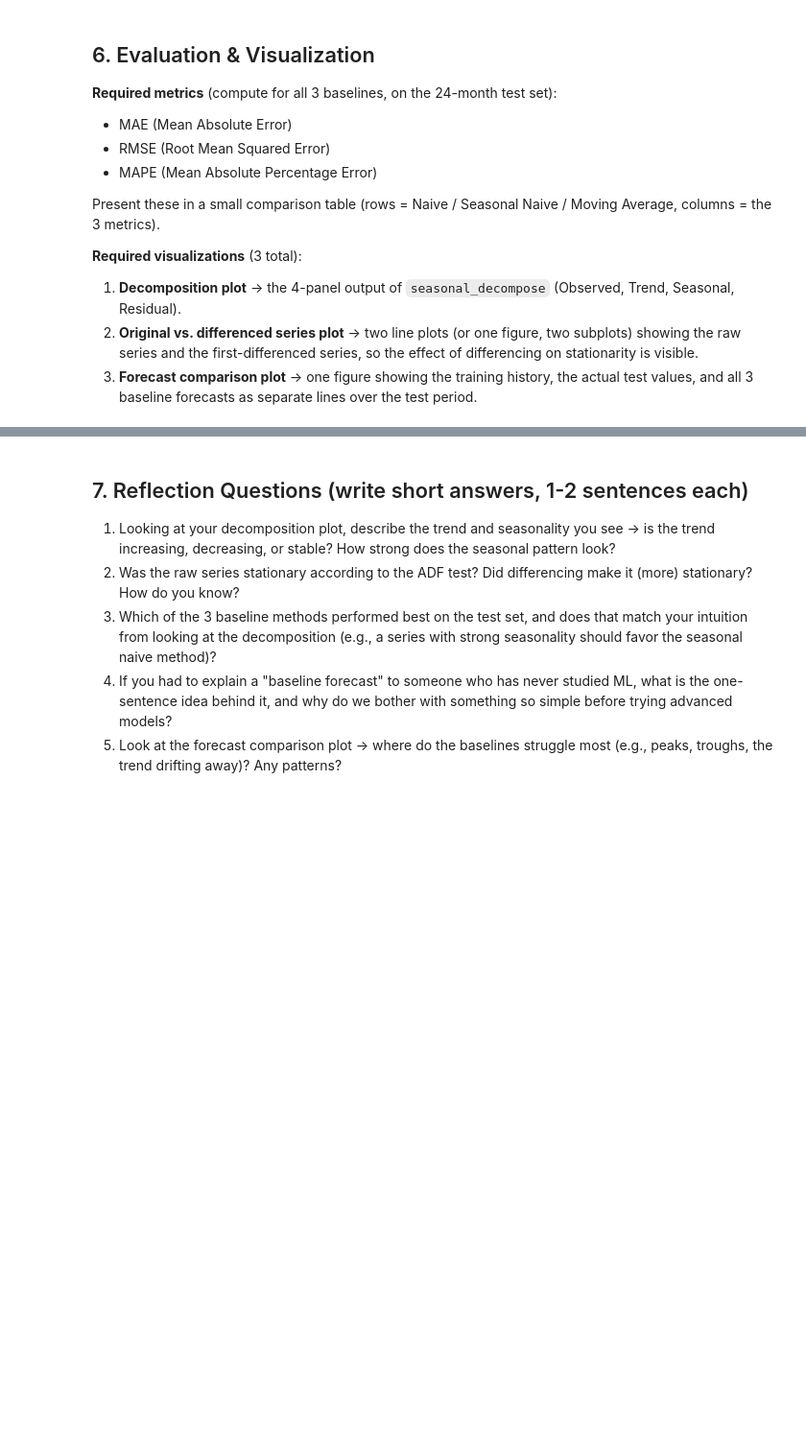
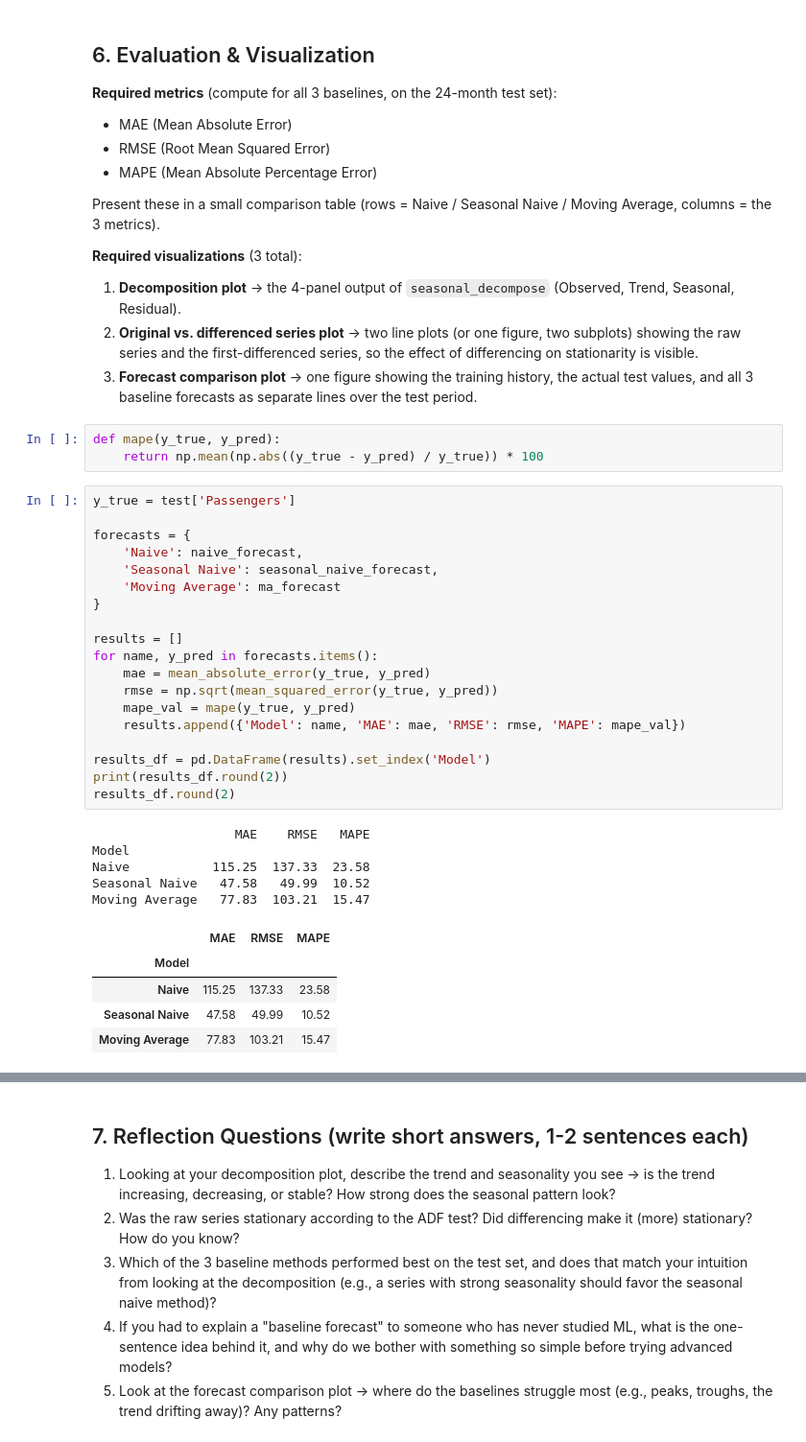
Before and after one commit to fredizenn/Statistics-and-Machine-Learning, a Jupyter notebook: Week-4/Lab-Assignments/03_TimeSeries_Decomposition_Baseline.ipynb, the cells around one changed output, grey strips where cells are left out. Shown at 96% size. Cells and saved outputs as stored; diff of their text form; blank space fills up the shorter version.

```diff
--- a/Week-4/Lab-Assignments/03_TimeSeries_Decomposition_Baseline.ipynb
+++ b/Week-4/Lab-Assignments/03_TimeSeries_Decomposition_Baseline.ipynb
@@ -90,3 +253,36 @@ Present these in a small comparison table (rows = Naive / Seasonal Naive / Movin
 1. **Decomposition plot** -> the 4-panel output of `seasonal_decompose` (Observed, Trend, Seasonal, Residual).
 2. **Original vs. differenced series plot** -> two line plots (or one figure, two subplots) showing the raw series and the first-differenced series, so the effect of differencing on stationarity is visible.
 3. **Forecast comparison plot** -> one figure showing the training history, the actual test values, and all 3 baseline forecasts as separate lines over the test period.
+# %%
+def mape(y_true, y_pred):
+    return np.mean(np.abs((y_true - y_pred) / y_true)) * 100
+# %%
+y_true = test['Passengers']
+
+forecasts = {
+    'Naive': naive_forecast,
+    'Seasonal Naive': seasonal_naive_forecast,
+    'Moving Average': ma_forecast
+}
+
+results = []
+for name, y_pred in forecasts.items():
+    mae = mean_absolute_error(y_true, y_pred)
+    rmse = np.sqrt(mean_squared_error(y_true, y_pred))
+    mape_val = mape(y_true, y_pred)
+    results.append({'Model': name, 'MAE': mae, 'RMSE': rmse, 'MAPE': mape_val})
+
+results_df = pd.DataFrame(results).set_index('Model')
+print(results_df.round(2))
+results_df.round(2)
+# %% [output]
+                   MAE    RMSE   MAPE
+Model
+Naive           115.25  137.33  23.58
+Seasonal Naive   47.58   49.99  10.52
+Moving Average   77.83  103.21  15.47
+|  | MAE | RMSE | MAPE |
+| Model |  |  |  |
+| Naive | 115.25 | 137.33 | 23.58 |
+| Seasonal Naive | 47.58 | 49.99 | 10.52 |
+| Moving Average | 77.83 | 103.21 | 15.47 |
```
Also changed, not shown: parts of 14 cells of this notebook, 1 other file.
